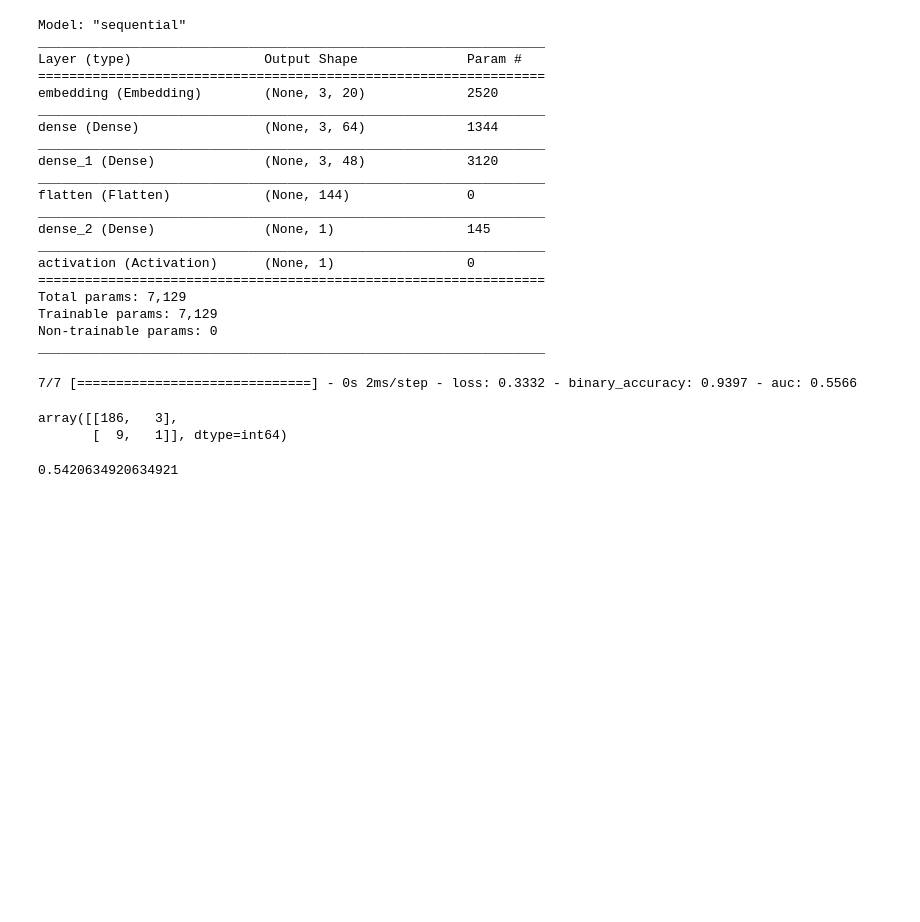
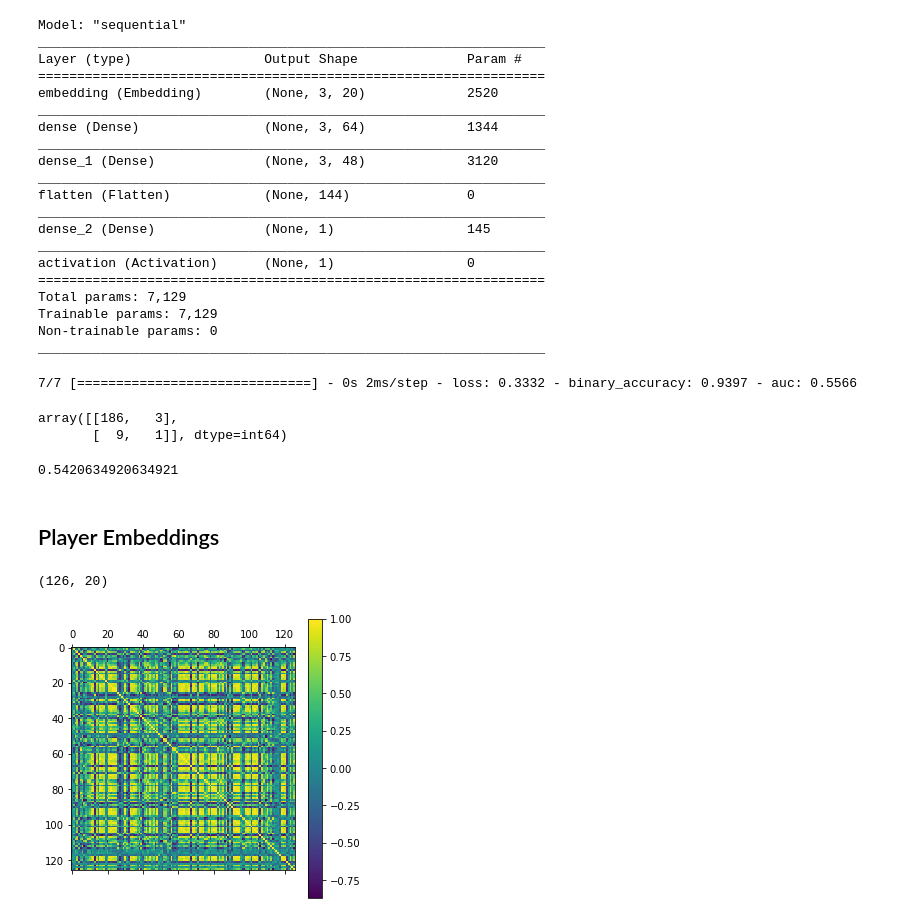
Before and after one commit to Johnnywang1899/Rotman_Datathon_Hockey_Game, a Jupyter notebook: Player Embedding.ipynb, the cells around one changed output. Saved outputs shown, nothing was run; the diff lists cells and outputs as text; code cells hidden in the pictures; blank space fills up the shorter version.

```diff
--- a/Player Embedding.ipynb
+++ b/Player Embedding.ipynb
@@ -451,3 +451,11 @@ array([[186,   3],
 roc_auc_score(y_test, pred)
 # %% [output]
 0.5420634920634921
+# %% [markdown]
+## Player Embeddings
+# %%
+embs = final_model.layers[0].get_weights()[0]
+# %%
+embs.shape
+# %% [output]
+(126, 20)
@@ -453,0 +465,7 @@ roc_auc_score(y_test, pred)
+# %%
+cos_sim = cosine_similarity(embs)
+plt.matshow(cos_sim)
+plt.colorbar()
+plt.show()
+# %% [output]
+[figure, added]
```
Also changed, not shown: parts of 2 cells of this notebook.
